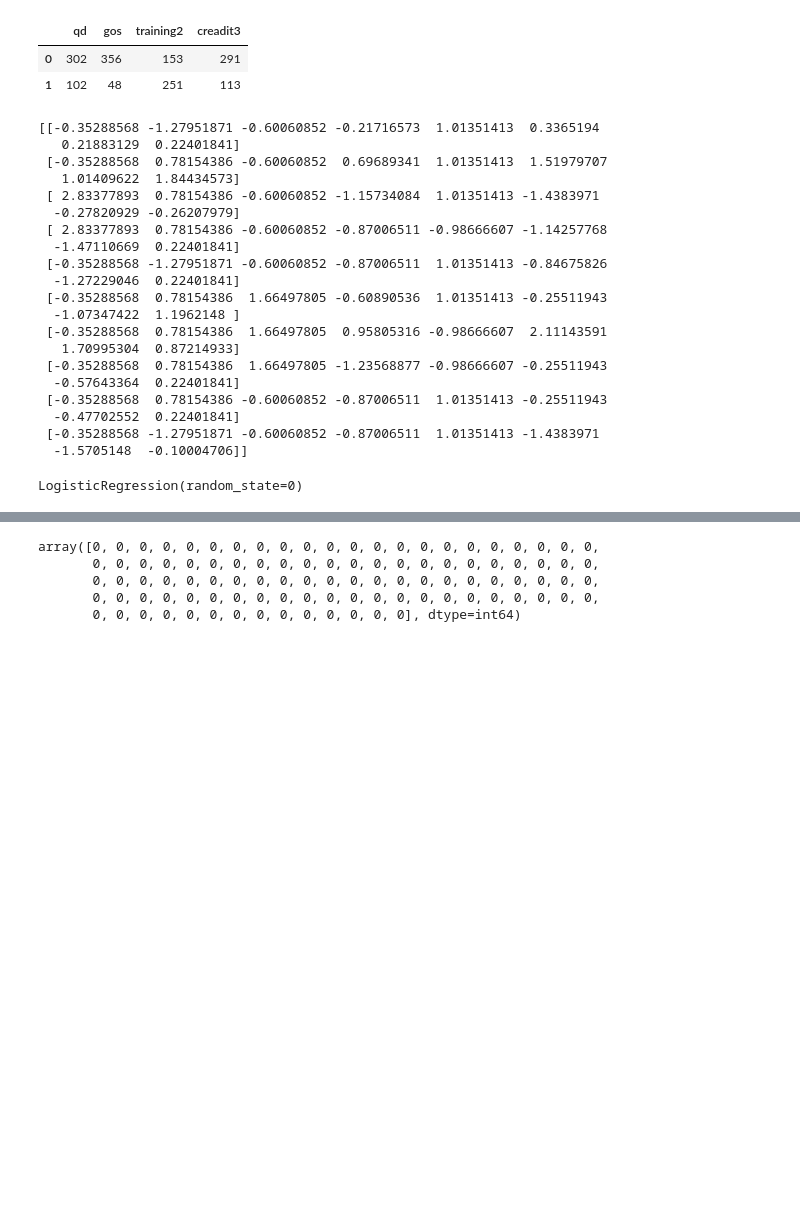
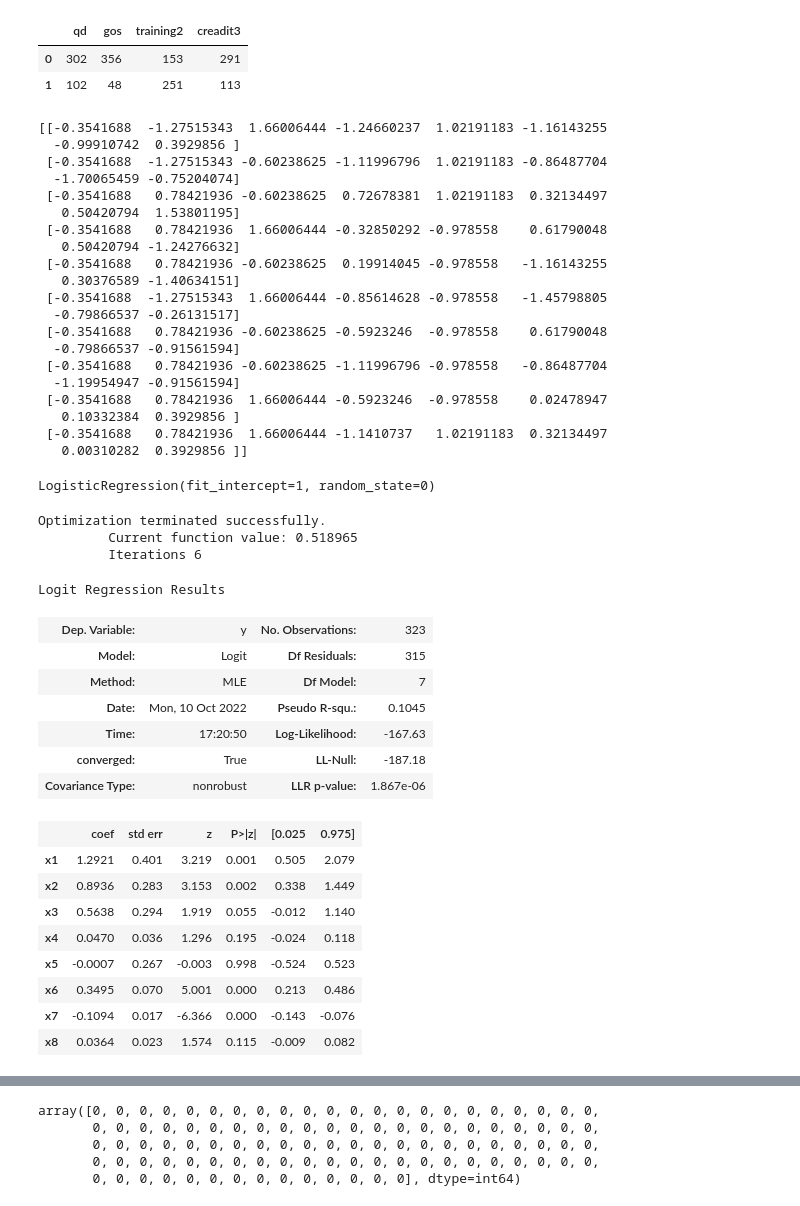
Before and after one commit to tnvuhai/LogisticsRegressionMedical, a Jupyter notebook: FileCode.ipynb, the cells around one changed output, grey strips where cells are left out. Drawn from its saved outputs; the diff is of its cells as text; code cells hidden in the pictures; blank space fills up the shorter version.

Commit message:
Update Model Stat

```diff
--- a/FileCode.ipynb
+++ b/FileCode.ipynb
@@ -63,7 +78,7 @@ x = dataset.iloc[:, [1,2,3,4,5,6,7,8]].values
 y = dataset.iloc[:,0].values
 # %%
 from sklearn.model_selection import train_test_split
-X_train, X_test, y_train, y_test = train_test_split(x, y, test_size = 0.26, random_state = 0)
+X_train, X_test, y_train, y_test = train_test_split(x, y, test_size = 0.2, random_state = 0)
 # %%
 from sklearn.preprocessing import StandardScaler
 sc_x = StandardScaler()
@@ -72,29 +87,55 @@ X_test = sc_x.transform(X_test)
 
 print (X_train[0:10, :])
 # %% [output]
-[[-0.35288568 -1.27951871 -0.60060852 -0.21716573  1.01351413  0.3365194
-   0.21883129  0.22401841]
- [-0.35288568  0.78154386 -0.60060852  0.69689341  1.01351413  1.51979707
-   1.01409622  1.84434573]
- [ 2.83377893  0.78154386 -0.60060852 -1.15734084  1.01351413 -1.4383971
-  -0.27820929 -0.26207979]
- [ 2.83377893  0.78154386 -0.60060852 -0.87006511 -0.98666607 -1.14257768
-  -1.47110669  0.22401841]
- [-0.35288568 -1.27951871 -0.60060852 -0.87006511  1.01351413 -0.84675826
-  -1.27229046  0.22401841]
- [-0.35288568  0.78154386  1.66497805 -0.60890536  1.01351413 -0.25511943
-  -1.07347422  1.1962148 ]
- [-0.35288568  0.78154386  1.66497805  0.95805316 -0.98666607  2.11143591
-   1.70995304  0.87214933]
- [-0.35288568  0.78154386  1.66497805 -1.23568877 -0.98666607 -0.25511943
-  -0.57643364  0.22401841]
- [-0.35288568  0.78154386 -0.60060852 -0.87006511  1.01351413 -0.25511943
-  -0.47702552  0.22401841]
- [-0.35288568 -1.27951871 -0.60060852 -0.87006511  1.01351413 -1.4383971
-  -1.5705148  -0.10004706]]
+[[-0.3541688  -1.27515343  1.66006444 -1.24660237  1.02191183 -1.16143255
+  -0.99910742  0.3929856 ]
+ [-0.3541688  -1.27515343 -0.60238625 -1.11996796  1.02191183 -0.86487704
+  -1.70065459 -0.75204074]
+ [-0.3541688   0.78421936 -0.60238625  0.72678381  1.02191183  0.32134497
+   0.50420794  1.53801195]
+ [-0.3541688   0.78421936  1.66006444 -0.32850292 -0.978558    0.61790048
+   0.50420794 -1.24276632]
+ [-0.3541688   0.78421936 -0.60238625  0.19914045 -0.978558   -1.16143255
+   0.30376589 -1.40634151]
+ [-0.3541688  -1.27515343  1.66006444 -0.85614628 -0.978558   -1.45798805
+  -0.79866537 -0.26131517]
+ [-0.3541688   0.78421936 -0.60238625 -0.5923246  -0.978558    0.61790048
+  -0.79866537 -0.91561594]
+ [-0.3541688   0.78421936 -0.60238625 -1.11996796 -0.978558   -0.86487704
+  -1.19954947 -0.91561594]
+ [-0.3541688   0.78421936  1.66006444 -0.5923246  -0.978558    0.02478947
+   0.10332384  0.3929856 ]
+ [-0.3541688   0.78421936  1.66006444 -1.1410737   1.02191183  0.32134497
+   0.00310282  0.3929856 ]]
 # %%
 from sklearn.linear_model import LogisticRegression
-classifier = LogisticRegression(random_state = 0)
+classifier = LogisticRegression(random_state = 0, fit_intercept = 1)
 classifier.fit(X_train, y_train)
 # %% [output]
-LogisticRegression(random_state=0)
+LogisticRegression(fit_intercept=1, random_state=0)
+# %%
+import statsmodels.api as sm
+logit_model = sm.Logit(y_train,X_train)
+result = logit_model.fit()
+display(result.summary())
+# %% [output]
+Optimization terminated successfully.
+         Current function value: 0.518965
+         Iterations 6
+Logit Regression Results
+| Dep. Variable: | y | No. Observations: | 323 |
+| Model: | Logit | Df Residuals: | 315 |
+| Method: | MLE | Df Model: | 7 |
+| Date: | Mon, 10 Oct 2022 | Pseudo R-squ.: | 0.1045 |
+| Time: | 17:20:50 | Log-Likelihood: | -167.63 |
+| converged: | True | LL-Null: | -187.18 |
+| Covariance Type: | nonrobust | LLR p-value: | 1.867e-06 |
+|  | coef | std err | z | P>|z| | [0.025 | 0.975] |
+| x1 | 1.2921 | 0.401 | 3.219 | 0.001 | 0.505 | 2.079 |
+| x2 | 0.8936 | 0.283 | 3.153 | 0.002 | 0.338 | 1.449 |
+| x3 | 0.5638 | 0.294 | 1.919 | 0.055 | -0.012 | 1.140 |
+| x4 | 0.0470 | 0.036 | 1.296 | 0.195 | -0.024 | 0.118 |
+| x5 | -0.0007 | 0.267 | -0.003 | 0.998 | -0.524 | 0.523 |
+| x6 | 0.3495 | 0.070 | 5.001 | 0.000 | 0.213 | 0.486 |
+| x7 | -0.1094 | 0.017 | -6.366 | 0.000 | -0.143 | -0.076 |
+| x8 | 0.0364 | 0.023 | 1.574 | 0.115 | -0.009 | 0.082 |
```
Also changed, not shown: parts of 11 cells of this notebook.
